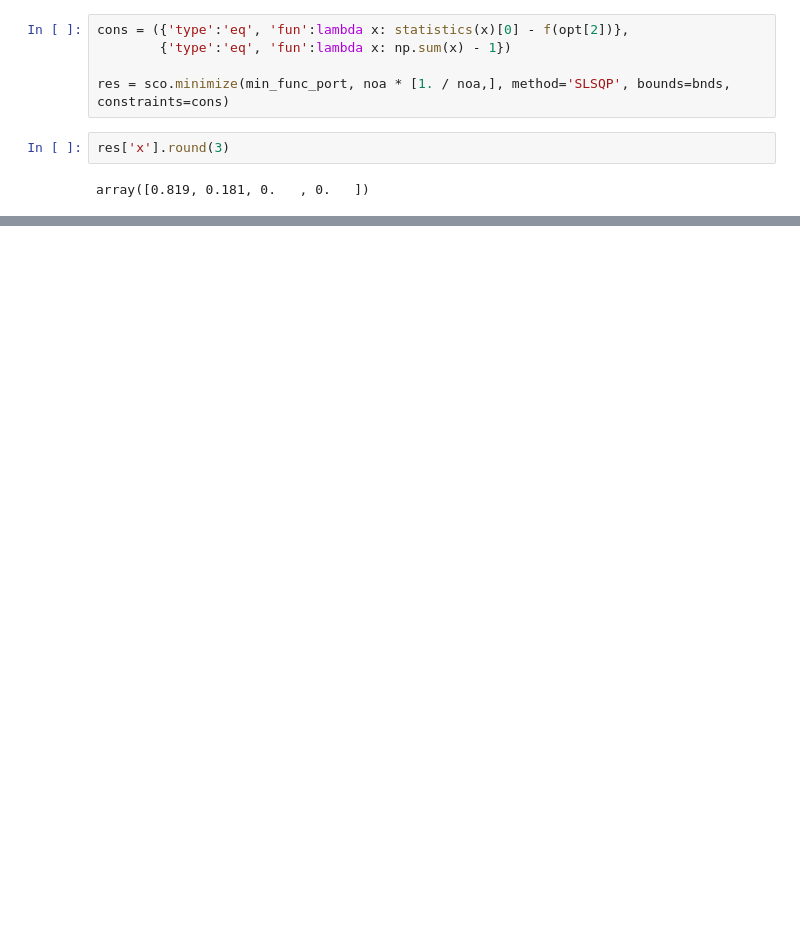
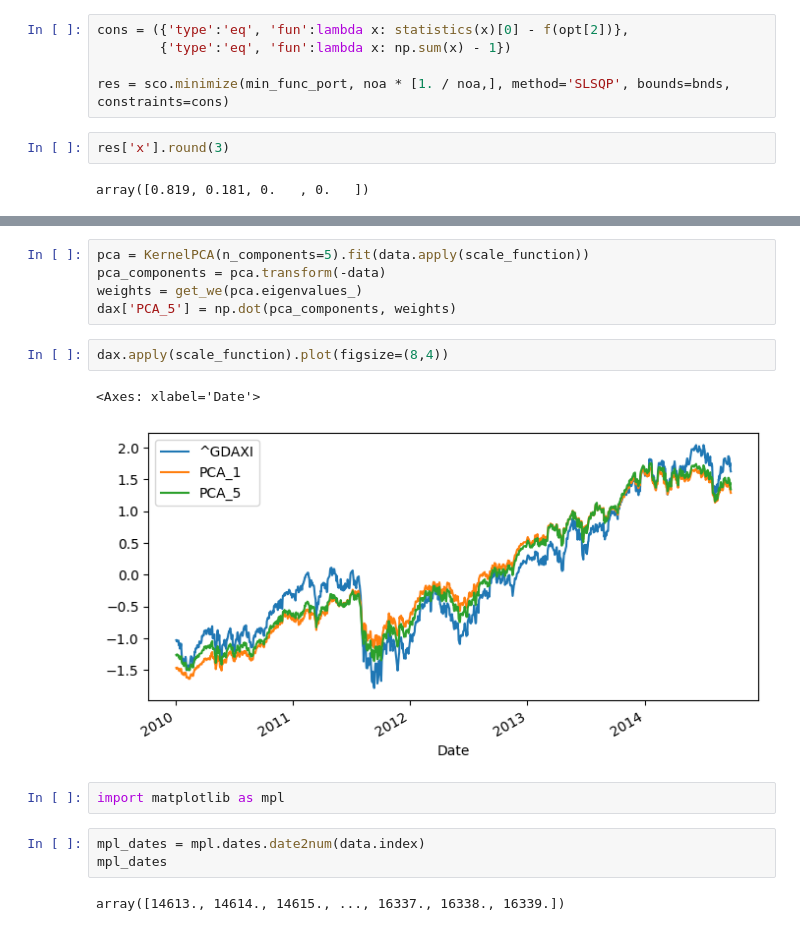
Before and after one commit to casslee1351/Finance-Portfolio, a Jupyter notebook: finance_portfolio_examples.ipynb, the cells around one changed output, grey strips where cells are left out. Saved outputs shown, nothing was run; the diff lists cells and outputs as text; blank space fills up the shorter version.

```diff
--- a/finance_portfolio_examples.ipynb
+++ b/finance_portfolio_examples.ipynb
@@ -635,0 +713,17 @@ array([0.819, 0.181, 0.   , 0.   ])
+# %%
+pca = KernelPCA(n_components=5).fit(data.apply(scale_function))
+pca_components = pca.transform(-data)
+weights = get_we(pca.eigenvalues_)
+dax['PCA_5'] = np.dot(pca_components, weights)
+# %%
+dax.apply(scale_function).plot(figsize=(8,4))
+# %% [output]
+<Axes: xlabel='Date'>
+[figure, added]
+# %%
+import matplotlib as mpl
+# %%
+mpl_dates = mpl.dates.date2num(data.index)
+mpl_dates
+# %% [output]
+array([14613., 14614., 14615., ..., 16337., 16338., 16339.])
```
Also changed, not shown: parts of 35 cells of this notebook.
